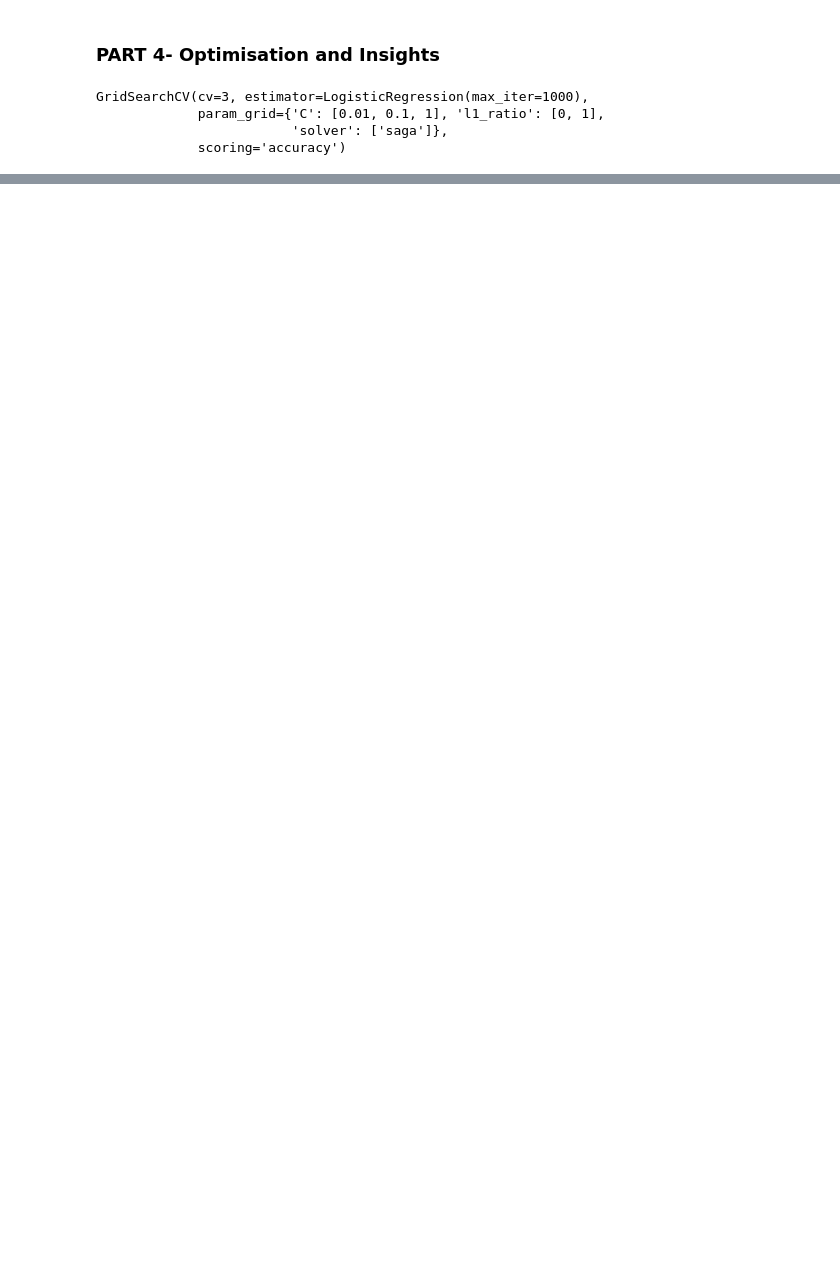
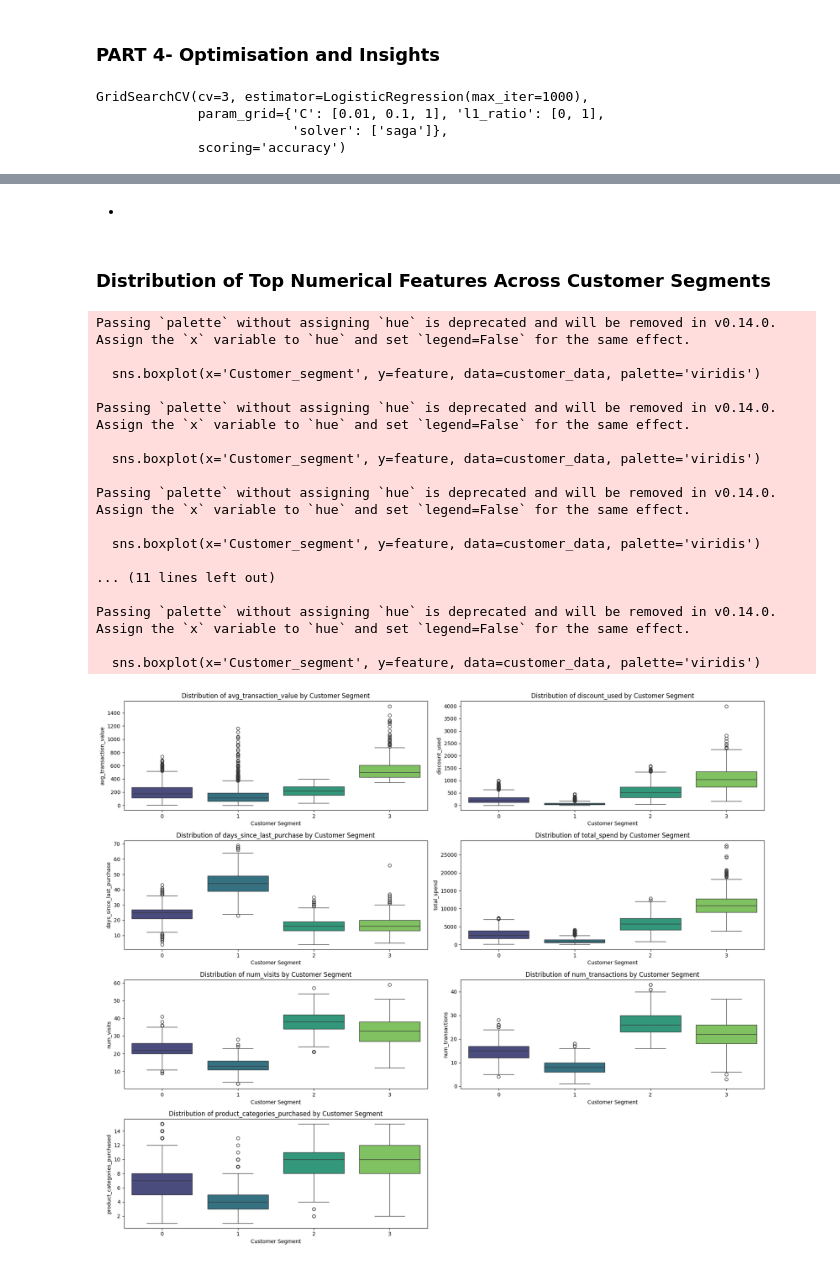
Before and after one commit to ChetnaMahajan02/Customer_Segmentation_and_Purchase_Prediction, a Jupyter notebook: Chetna_Mahajan_ML_Assignment.ipynb, the cells around one changed output, grey strips where cells are left out. Saved outputs shown, nothing was run; the diff lists cells and outputs as text; code cells hidden in the pictures; blank space fills up the shorter version.

```diff
--- a/Chetna_Mahajan_ML_Assignment.ipynb
+++ b/Chetna_Mahajan_ML_Assignment.ipynb
@@ -9,13 +10,13 @@ Date: 24-01-2026
 
 import pandas as pd
 import numpy as np
+from google.colab import drive
+drive.mount('/content/drive')
 from sklearn.preprocessing import StandardScaler
 from sklearn.preprocessing import OneHotEncoder
 from sklearn.cluster import KMeans
 from sklearn.model_selection import train_test_split
 from sklearn.metrics import (
-    roc_curve,
-    auc,
     accuracy_score,
     precision_score,
     recall_score,
@@ -25,7 +26,9 @@ from sklearn.metrics import (
 )
 from sklearn.linear_model import LogisticRegression
 from sklearn.model_selection import GridSearchCV
+from sklearn.decomposition import PCA
 import seaborn as sns
 
 # Load the dataset using pandas
-customer_data= pd.read_csv('data/customer_data.csv')
+
+customer_data= pd.read_csv('/content/drive/MyDrive/Chetna_Mahajan_Assignment4+5+6/customer_data.csv')
@@ -570,0 +706,46 @@ weighted avg       0.97      0.97      0.97      1000
+# %% [markdown]
+*
+# %% [markdown]
+### Distribution of Top Numerical Features Across Customer Segments
+# %%
+# Select the top numerical features from the feature importance analysis
+top_numerical_features = [
+    'avg_transaction_value',
+    'discount_used',
+    'days_since_last_purchase',
+    'total_spend',
+    'num_visits',
+    'num_transactions',
+    'product_categories_purchased'
+]
+
+# Create subplots for each top numerical feature
+plt.figure(figsize=(18, 15))
+for i, feature in enumerate(top_numerical_features):
+    plt.subplot(4, 2, i + 1) # Arrange in 4 rows, 2 columns
+    sns.boxplot(x='Customer_segment', y=feature, data=customer_data, palette='viridis')
+    plt.title(f'Distribution of {feature} by Customer Segment')
+    plt.xlabel('Customer Segment')
+    plt.ylabel(feature)
+
+plt.tight_layout()
+plt.show()
+# %% [output]
+Passing `palette` without assigning `hue` is deprecated and will be removed in v0.14.0. Assign the `x` variable to `hue` and set `legend=False` for the same effect.
+
+  sns.boxplot(x='Customer_segment', y=feature, data=customer_data, palette='viridis')
+
+Passing `palette` without assigning `hue` is deprecated and will be removed in v0.14.0. Assign the `x` variable to `hue` and set `legend=False` for the same effect.
+
+  sns.boxplot(x='Customer_segment', y=feature, data=customer_data, palette='viridis')
+
+Passing `palette` without assigning `hue` is deprecated and will be removed in v0.14.0. Assign the `x` variable to `hue` and set `legend=False` for the same effect.
+
+  sns.boxplot(x='Customer_segment', y=feature, data=customer_data, palette='viridis')
+
+... (11 lines left out)
+
+Passing `palette` without assigning `hue` is deprecated and will be removed in v0.14.0. Assign the `x` variable to `hue` and set `legend=False` for the same effect.
+
+  sns.boxplot(x='Customer_segment', y=feature, data=customer_data, palette='viridis')
+[figure, added]
```
Also changed, not shown: parts of 26 cells of this notebook, 1 other file.
